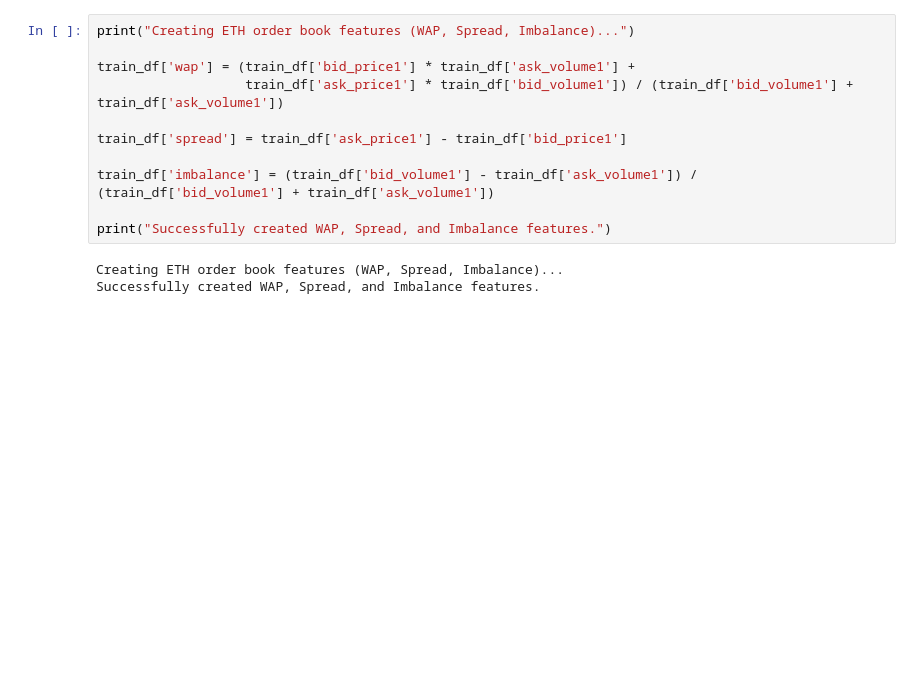
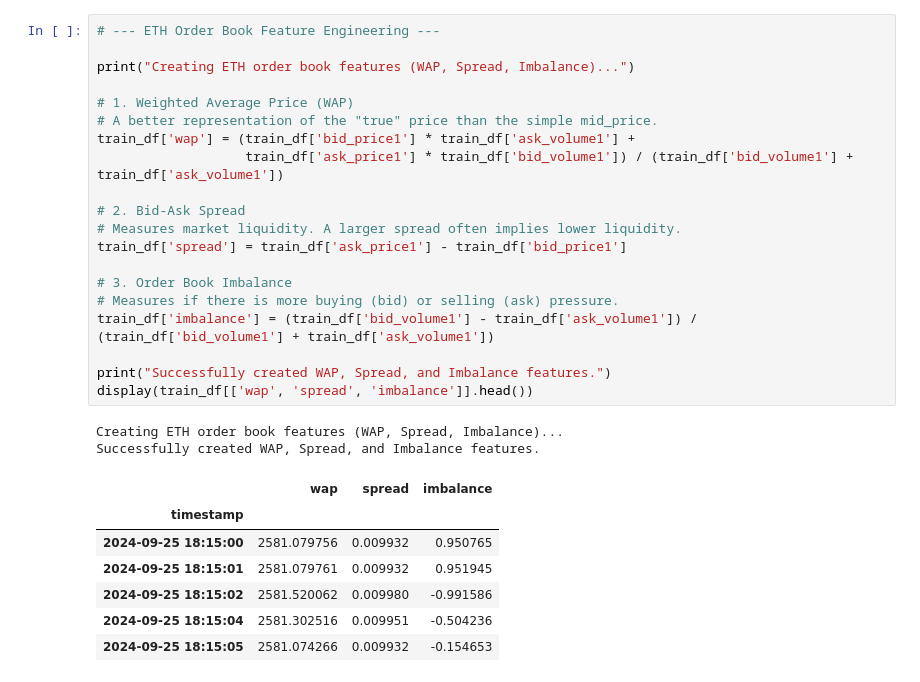
Before and after one commit to ShravaniAWanjari/go-quant-assignment, a Jupyter notebook: gqimpliedvol-starter-notebook.ipynb, the cells around one changed output. Drawn from its saved outputs; the diff is of its cells as text; blank space fills up the shorter version.

```diff
--- a/shravani-wanjari-gq-submission (1).ipynb
+++ b/gqimpliedvol-starter-notebook.ipynb
@@ -128,15 +174,31 @@ Starting to process and align supplementary assets...
 # %%
+# --- ETH Order Book Feature Engineering ---
+
 print("Creating ETH order book features (WAP, Spread, Imbalance)...")
 
+# 1. Weighted Average Price (WAP)
+# A better representation of the "true" price than the simple mid_price.
 train_df['wap'] = (train_df['bid_price1'] * train_df['ask_volume1'] +
                    train_df['ask_price1'] * train_df['bid_volume1']) / (train_df['bid_volume1'] + train_df['ask_volume1'])
 
+# 2. Bid-Ask Spread
+# Measures market liquidity. A larger spread often implies lower liquidity.
 train_df['spread'] = train_df['ask_price1'] - train_df['bid_price1']
 
+# 3. Order Book Imbalance
+# Measures if there is more buying (bid) or selling (ask) pressure.
 train_df['imbalance'] = (train_df['bid_volume1'] - train_df['ask_volume1']) / (train_df['bid_volume1'] + train_df['ask_volume1'])
 
 print("Successfully created WAP, Spread, and Imbalance features.")
+display(train_df[['wap', 'spread', 'imbalance']].head())
 # %% [output]
 Creating ETH order book features (WAP, Spread, Imbalance)...
 Successfully created WAP, Spread, and Imbalance features.
+|  | wap | spread | imbalance |
+| timestamp |  |  |  |
+| 2024-09-25 18:15:00 | 2581.079756 | 0.009932 | 0.950765 |
+| 2024-09-25 18:15:01 | 2581.079761 | 0.009932 | 0.951945 |
+| 2024-09-25 18:15:02 | 2581.520062 | 0.009980 | -0.991586 |
+| 2024-09-25 18:15:04 | 2581.302516 | 0.009951 | -0.504236 |
+| 2024-09-25 18:15:05 | 2581.074266 | 0.009932 | -0.154653 |
 # %%
```
Also changed, not shown: parts of 14 cells of this notebook, 4 other files.
